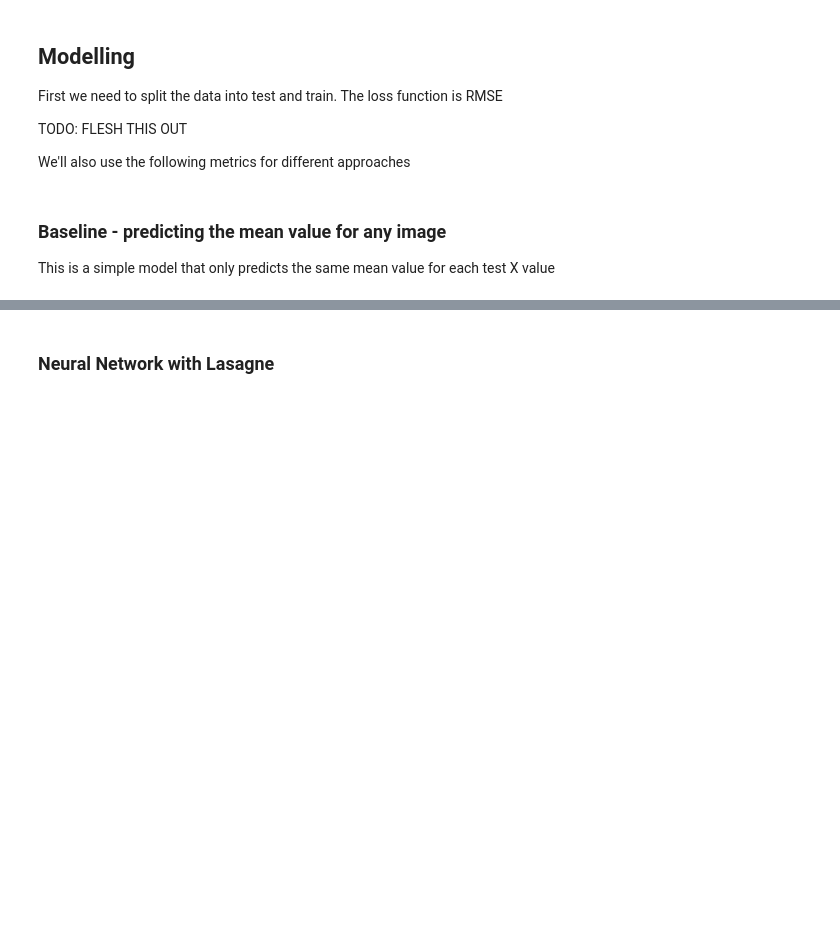
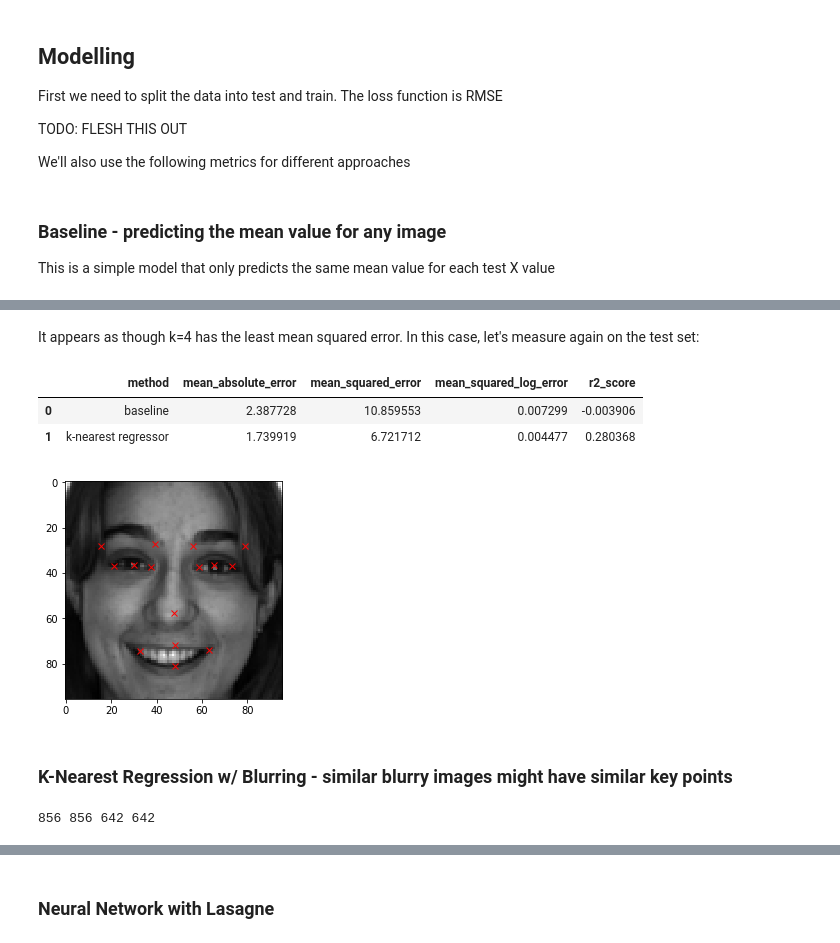
Before and after one commit to jamieandre/w207-f18-final-project, a Jupyter notebook: Final_Project_Draft.ipynb, the cells around one changed output, grey strips where cells are left out. Drawn from its saved outputs; the diff is of its cells as text; code cells hidden in the pictures; blank space fills up the shorter version.

```diff
--- a/Final_Project_Draft.ipynb
+++ b/Final_Project_Draft.ipynb
@@ -389,0 +440,12 @@ measure_all('baseline', complete_test.iloc[:, :-2].values, predicted)
+# %%
+from sklearn.neighbors import KNeighborsRegressor
+
+knr_train, _knr_temp = train_test_split(data, test_size=0.6)
+knr_dev, knr_test = train_test_split(_knr_temp, test_size=0.5)
+
+knr_train_X = [x for x in knr_train['Image_Matrix'].values]
+knr_train_Y = [y for y in knr_train.iloc[:, :-2].values]
+knr_dev_X = [x for x in knr_dev['Image_Matrix'].values]
+knr_dev_Y = [y for y in knr_dev.iloc[:, :-2].values]
+
+print(len(knr_train_X), len(knr_train_Y), len(knr_dev_X), len(knr_dev_Y))
@@ -389,0 +479,22 @@ measure_all('baseline', complete_test.iloc[:, :-2].values, predicted)
+# %% [markdown]
+It appears as though k=4 has the least mean squared error. In this case, let's measure again on the test set:
+# %%
+knr_model = KNeighborsRegressor(n_neighbors=4)
+knr_model.fit(knr_train_X, knr_train_Y)
+predicted = knr_model.predict([x for x in knr_test['Image_Matrix'].values])
+
+measure_all('k-nearest regressor', knr_test.iloc[:, :-2].values, predicted)
+# %% [output]
+|  | method | mean_absolute_error | mean_squared_error | mean_squared_log_error | r2_score |
+| 0 | baseline | 2.387728 | 10.859553 | 0.007299 | -0.003906 |
+| 1 | k-nearest regressor | 1.739919 | 6.721712 | 0.004477 | 0.280368 |
+# %%
+plot_image_and_points(
+    plt,
+    data['Image_Matrix'][1316],
+    knr_model.predict([data['Image_Matrix'][1316]])
+)
+# %% [output]
+[figure, added]
+# %% [markdown]
+### K-Nearest Regression w/ Blurring - similar blurry images might have similar key points
@@ -389,0 +535,14 @@ measure_all('baseline', complete_test.iloc[:, :-2].values, predicted)
+# %%
+from sklearn.neighbors import KNeighborsRegressor
+
+knr_train, _knr_temp = train_test_split(data, test_size=0.6)
+knr_dev, knr_test = train_test_split(_knr_temp, test_size=0.5)
+
+knr_train_X = [x for x in knr_train['Image_Matrix'].values]
+knr_train_Y = [y for y in knr_train.iloc[:, :-2].values]
+knr_dev_X = [x for x in knr_dev['Image_Matrix'].values]
+knr_dev_Y = [y for y in knr_dev.iloc[:, :-2].values]
+
+print(len(knr_train_X), len(knr_train_Y), len(knr_dev_X), len(knr_dev_Y))
+# %% [output]
+856 856 642 642
```
Also changed, not shown: parts of 45 cells of this notebook.
